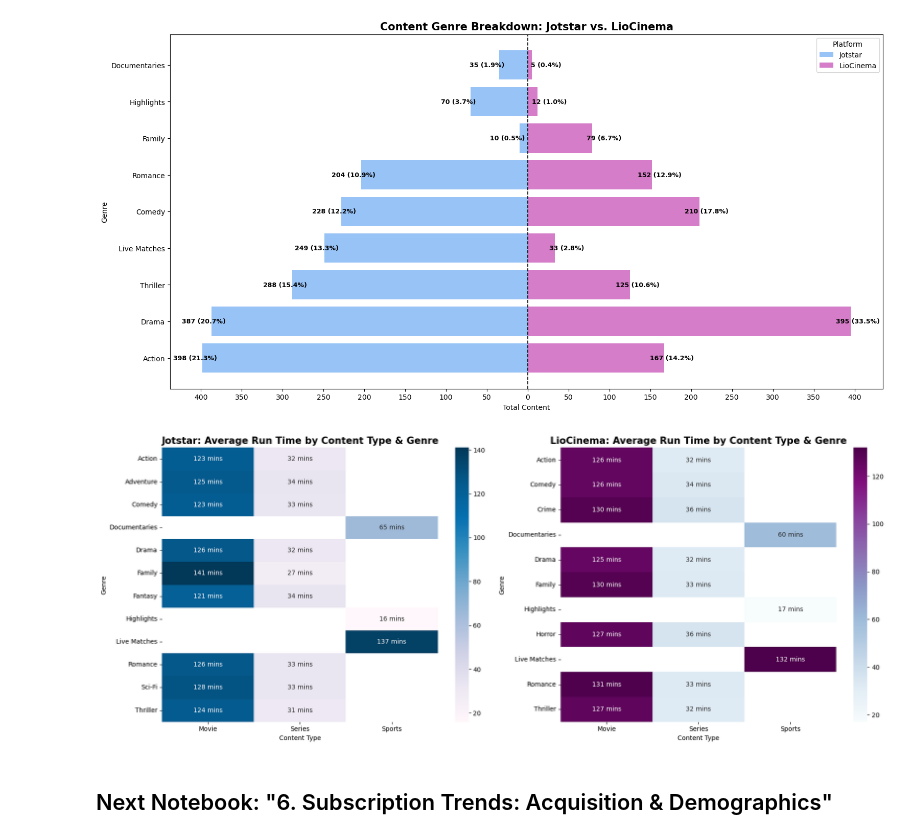
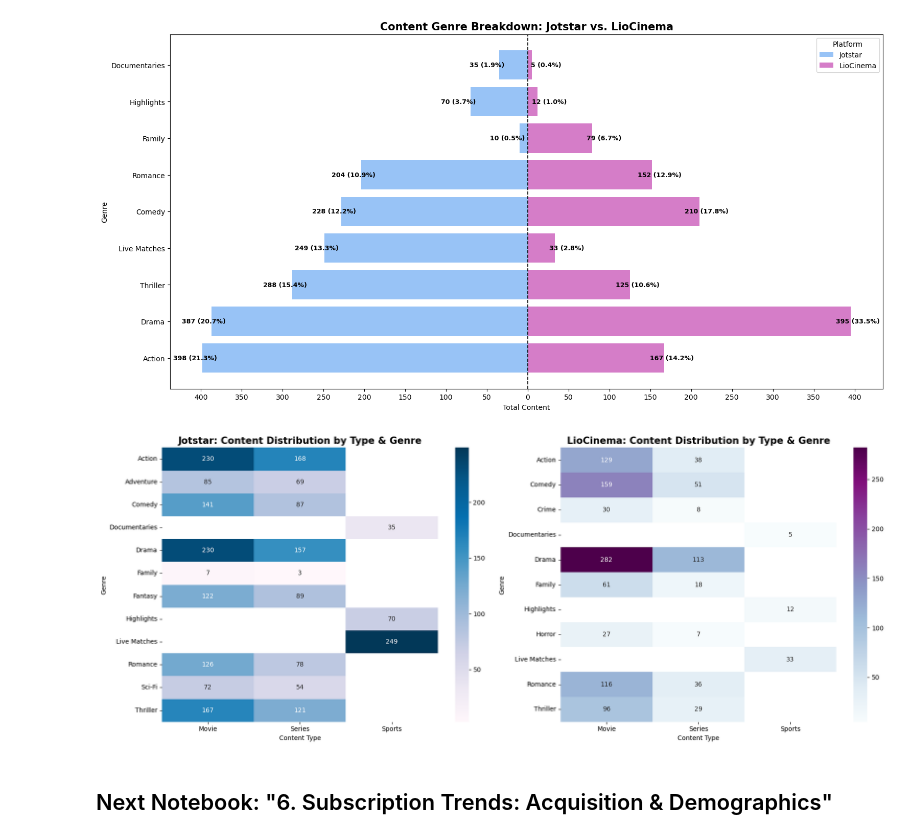
Before and after one commit to jarsheenkaur/Codebasics-Resume-Projects, a Jupyter notebook: Challenge #14 - LioJotstar (Insights for Post-Merger Growth)/LioJotstar Merger - Data Analysis with Python for Strategic Optimization/05. Content Diversity.ipynb, the cells around one changed output. Saved outputs shown, nothing was run; the diff lists cells and outputs as text; code cells hidden in the pictures.

```diff
--- a/Challenge #14 - LioJotstar (Insights for Post-Merger Growth)/LioJotstar Merger - Data Analysis with Python for Strategic Optimization/05. Content Diversity.ipynb
+++ b/Challenge #14 - LioJotstar (Insights for Post-Merger Growth)/LioJotstar Merger - Data Analysis with Python for Strategic Optimization/05. Content Diversity.ipynb
@@ -160,32 +160,28 @@ plt.legend(title = "Platform", loc = "upper right")
 <matplotlib.legend.Legend at 0x...>
 [figure]
 # %%
-def get_avg_run_time(df):
-    result = df.groupby(['Content Type', 'Genre'])['Run Time (mins)'].mean()
-    result = result.to_frame().rename(columns = {'Run Time (mins)': 'Average Run Time (mins)'}).reset_index()
-    result['Average Run Time (mins)'] = result['Average Run Time (mins)'].round()
+def get_content_count(df):
+    result = df.groupby(['Content Type', 'Genre'])['Content ID'].count()
+    result = result.to_frame().rename(columns = {'Content ID':'Total Content'}).reset_index()
     return result
 
-jotstar_temp_df = get_avg_run_time(jotstar_contents_df)
-liocinema_temp_df = get_avg_run_time(liocinema_contents_df)
-
-def minutes_fmt(x):
-    return f"{x:.0f} mins" if not pd.isna(x) else ""
+jotstar_temp_df = get_content_count(jotstar_contents_df)
+liocinema_temp_df = get_content_count(liocinema_contents_df)
 
 plt.figure(figsize = (18, 7))
 
 plt.subplot(1, 2, 1)
-plt.title("Jotstar: Average Run Time by Content Type & Genre", fontsize = 15, fontweight = "bold")
-jotstar = jotstar_temp_df.pivot_table(columns = 'Content Type', index = 'Genre', values = 'Average Run Time (mins)')
-sns.heatmap(jotstar, annot = jotstar.map(minutes_fmt), cmap = "PuBu", fmt = "")
+plt.title("Jotstar: Content Distribution by Type & Genre", fontsize = 15, fontweight = "bold")
+jotstar = jotstar_temp_df.pivot_table(columns = 'Content Type', index = 'Genre', values = 'Total Content')
+sns.heatmap(jotstar, cmap = "PuBu", annot = True, fmt = ".0f")
 
 plt.subplot(1, 2, 2)
-plt.title("LioCinema: Average Run Time by Content Type & Genre", fontsize = 15, fontweight = "bold")
-liocinema = liocinema_temp_df.pivot_table(columns = 'Content Type', index = 'Genre', values = 'Average Run Time (mins)')
-sns.heatmap(liocinema, annot = liocinema.map(minutes_fmt), cmap = "BuPu", fmt = "")
+plt.title("LioCinema: Content Distribution by Type & Genre", fontsize = 15, fontweight = "bold")
+liocinema = liocinema_temp_df.pivot_table(columns = 'Content Type', index = 'Genre', values = 'Total Content')
+sns.heatmap(liocinema, cmap = "BuPu", annot = True, fmt = ".0f")
 
 plt.tight_layout()
 # %% [output]
-[figure, old version]
+[figure, new version]
 # %% [markdown]
 ## Next Notebook: "6. Subscription Trends: Acquisition & Demographics"
```
Also changed, not shown: parts of 1 cell of this notebook, 3 other files.
